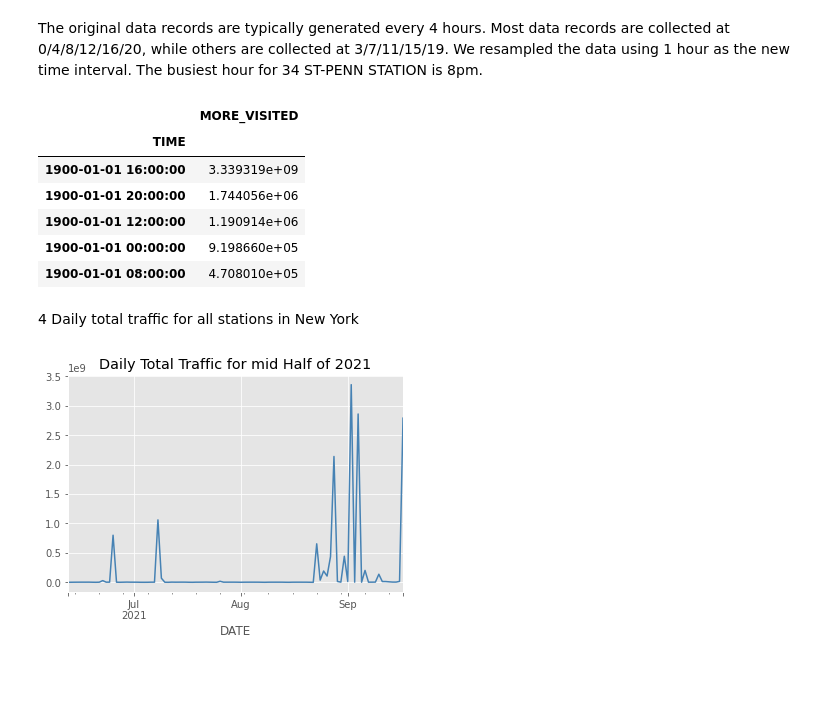
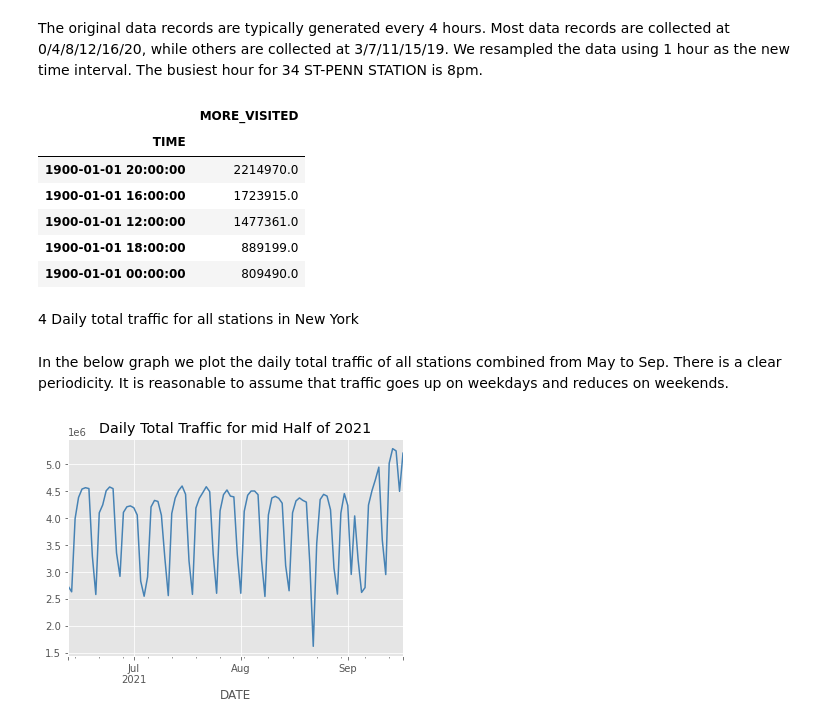
Before and after one commit to maghrabi-es/EDA-Project, a Jupyter notebook: Project_NBM .ipynb, the cells around one changed output. Saved outputs shown, nothing was run; the diff lists cells and outputs as text; code cells hidden in the pictures; blank space fills up the shorter version.

```diff
--- a/Project_NBM .ipynb
+++ b/Project_NBM .ipynb
@@ -235,3 +256,6 @@ mta_sorted['EXITS_diff'] = mta_sorted['EXITS_diff'].fillna(0)
 
 mta_sorted['ENTRIES_diff'][mta_sorted['ENTRIES_diff'] < 0] = 0
 mta_sorted['EXITS_diff'][mta_sorted['EXITS_diff'] < 0] = 0
+
+mta_sorted['ENTRIES_diff'][mta_sorted['ENTRIES_diff'] >= 6000] = 0
+mta_sorted['EXITS_diff'][mta_sorted['EXITS_diff'] >= 6000] = 0
@@ -306,20 +376,22 @@ ax.legend().set_visible(False)
 # %% [markdown]
 The original data records are typically generated every 4 hours. Most data records are collected at 0/4/8/12/16/20, while others are collected at 3/7/11/15/19. We resampled the data using 1 hour as the new time interval. The busiest hour for 34 ST-PENN STATION is 8pm.
 # %%
-mta_p = mta_h[(mta_h['STATION'] == 'TIMES SQ-42 ST')]
+mta_p = mta_h[(mta_h['STATION'] == '34 ST-PENN STA')]
 mta_p['TIME'] = pd.to_datetime(mta_p['TIME'], format = '%H:%M:%S') # have to be datetime format so that we could resample
 mta_p_grouped = mta_p.groupby(['TIME']).agg({'MORE_VISITED': sum}).sort_values(by = 'MORE_VISITED', ascending = False)
 mta_p_grouped.resample('60T',convention='end').sum().sort_values(by = 'MORE_VISITED', ascending = False).head()
 # %% [output]
 |  | MORE_VISITED |
 | TIME |  |
-| 1900-01-01 16:00:00 | 3.339319e+09 |
-| 1900-01-01 20:00:00 | 1.744056e+06 |
-| 1900-01-01 12:00:00 | 1.190914e+06 |
-| 1900-01-01 00:00:00 | 9.198660e+05 |
-| 1900-01-01 08:00:00 | 4.708010e+05 |
+| 1900-01-01 20:00:00 | 2214970.0 |
+| 1900-01-01 16:00:00 | 1723915.0 |
+| 1900-01-01 12:00:00 | 1477361.0 |
+| 1900-01-01 18:00:00 | 889199.0 |
+| 1900-01-01 00:00:00 | 809490.0 |
 # %% [markdown]
 4 Daily total traffic for all stations in New York
+# %% [markdown]
+In the below graph we plot the daily total traffic of all stations combined from May to Sep. There is a clear periodicity. It is reasonable to assume that traffic goes up on weekdays and reduces on weekends.
 # %%
 mta_h1busy = mta_h[['DATE', 'MORE_VISITED']].groupby(['DATE']).sum().reset_index()
 mta_h1busy['DATE'] = pd.to_datetime(mta_h1busy['DATE'])
@@ -328,4 +400,4 @@ mta_h1busy.set_index('DATE')['MORE_VISITED'].plot(color = 'steelblue')
 plt.title('Daily Total Traffic for mid Half of 2021')
 plt.show()
 # %% [output]
-[figure, old version]
+[figure, new version]
```
Also changed, not shown: parts of 27 cells of this notebook.
